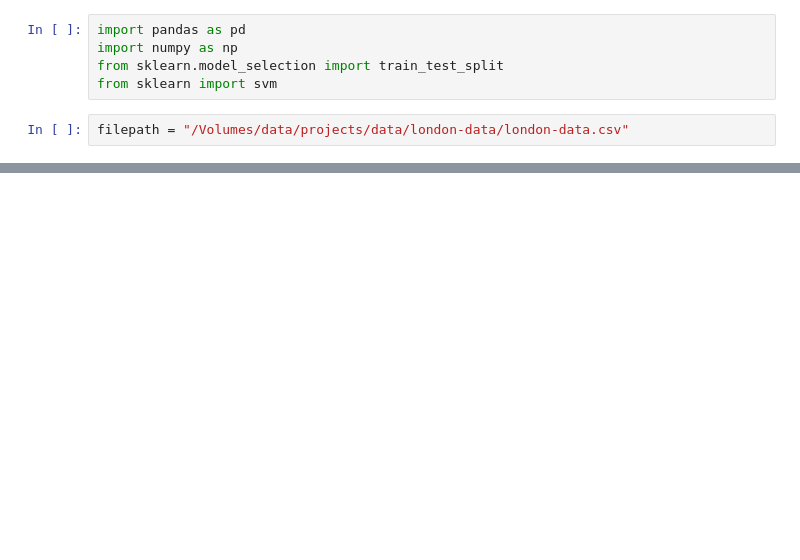
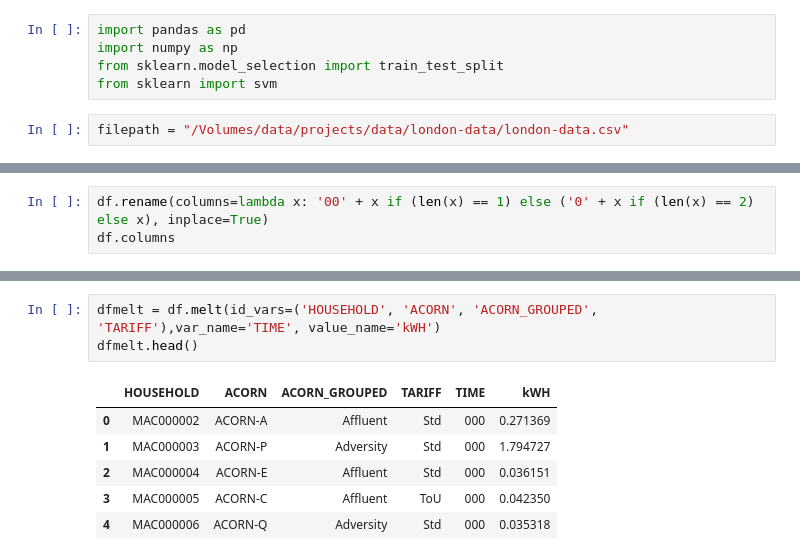
Before and after one commit to emmandecena/jupyterbook, a Jupyter notebook: book/docs/london.ipynb, the cells around one changed output, grey strips where cells are left out. Cells and saved outputs as stored; diff of their text form; blank space fills up the shorter version.

```diff
--- a/book/docs/london.ipynb
+++ b/book/docs/london.ipynb
@@ -21,0 +40,3 @@ df.head()
+# %%
+df.rename(columns=lambda x: '00' + x if (len(x) == 1) else ('0' + x if (len(x) == 2) else x), inplace=True)
+df.columns
@@ -21,0 +59,10 @@ df.head()
+# %%
+dfmelt = df.melt(id_vars=('HOUSEHOLD', 'ACORN', 'ACORN_GROUPED', 'TARIFF'),var_name='TIME', value_name='kWH')
+dfmelt.head()
+# %% [output]
+|  | HOUSEHOLD | ACORN | ACORN_GROUPED | TARIFF | TIME | kWH |
+| 0 | MAC000002 | ACORN-A | Affluent | Std | 000 | 0.271369 |
+| 1 | MAC000003 | ACORN-P | Adversity | Std | 000 | 1.794727 |
+| 2 | MAC000004 | ACORN-E | Affluent | Std | 000 | 0.036151 |
+| 3 | MAC000005 | ACORN-C | Affluent | ToU | 000 | 0.042350 |
+| 4 | MAC000006 | ACORN-Q | Adversity | Std | 000 | 0.035318 |
```
Also changed, not shown: parts of 14 cells of this notebook, 24 other files.
